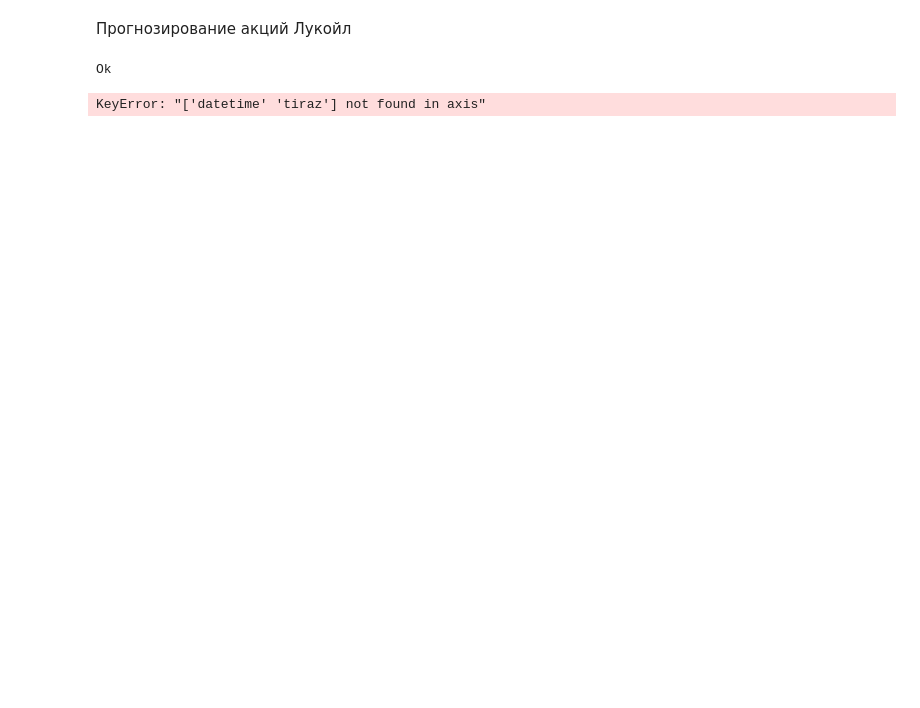
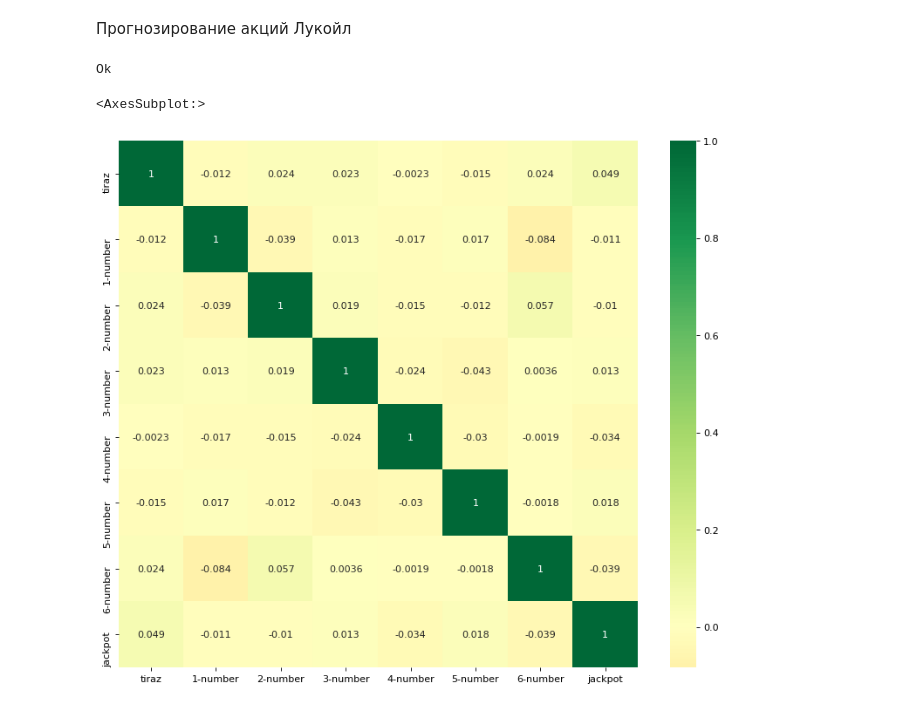
Before and after one commit to fazalpge/Forecast, a Jupyter notebook: pythonProject/Forecast_nuberline.ipynb, the cells around one changed output. Drawn from its saved outputs; the diff is of its cells as text; code cells hidden in the pictures; blank space fills up the shorter version.

```diff
--- a/pythonProject/Forecast_nuberline.ipynb
+++ b/pythonProject/Forecast_nuberline.ipynb
@@ -24,12 +24,10 @@ Ok
 frame = pd.read_csv('Gosloto_6x45_20200927.csv', header=0, sep=',')
 # %%
 # удвляем дату и тираж
-frame = frame.drop(columns=['datetime', 'tiraz'], axis=1).astype(float)
+frame = frame.drop(columns=['datetime', 'tiraz', 'jackpot'], axis=1).astype(float)
-# %%
-ax1 = frame.plot.scatter(x='length',
-
-                      y='width',
-
-                      c='DarkBlue')
-# %% [output]
-KeyError: "['datetime' 'tiraz'] not found in axis"
+# %%
+plt.figure(figsize=(12,10), dpi= 80)
+sns.heatmap(frame.corr(), xticklabels=frame.corr().columns, yticklabels=frame.corr().columns, cmap='RdYlGn', center=0, annot=True)
+# %% [output]
+<AxesSubplot:>
+[figure, added]
```
Also changed, not shown: parts of 4 cells of this notebook, 2 other files.
